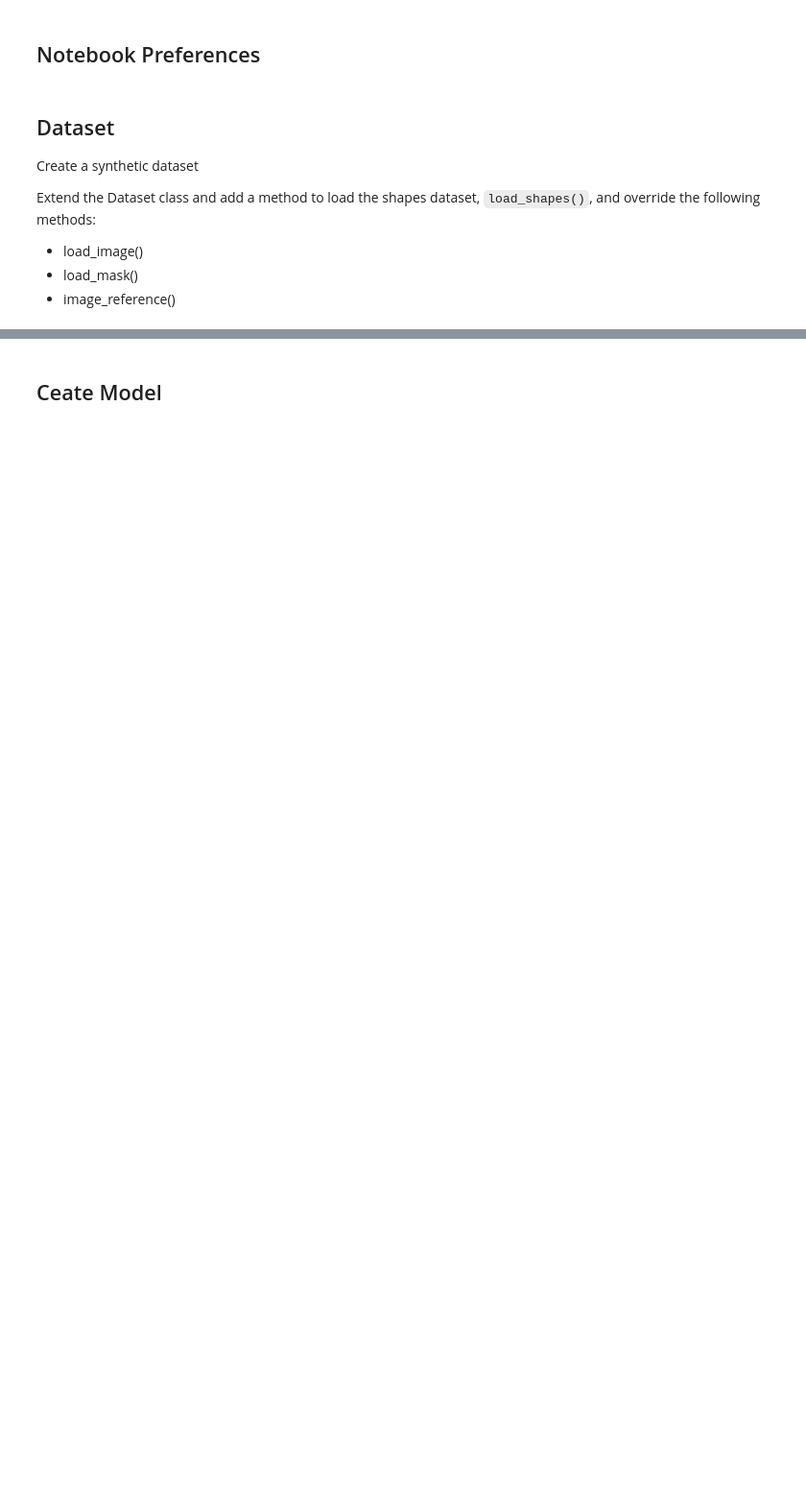
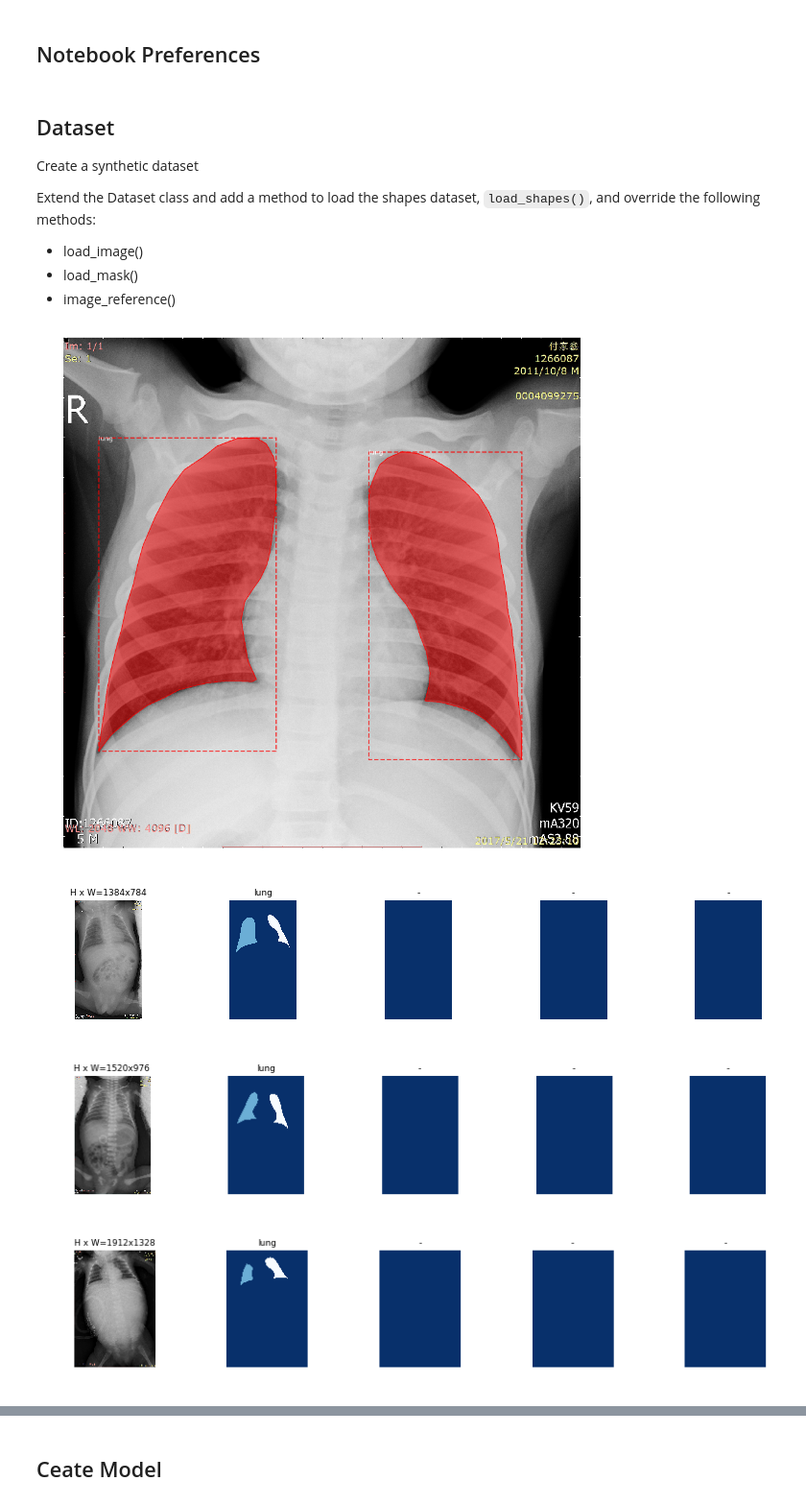
Before and after one commit to Erwin-fy/Mask_RCNN, a Jupyter notebook: train_cxr.ipynb, the cells around one changed output, grey strips where cells are left out. Shown at 96% size. Saved outputs shown, nothing was run; the diff lists cells and outputs as text; code cells hidden in the pictures; blank space fills up the shorter version.

```diff
--- a/train_cxr.ipynb
+++ b/train_cxr.ipynb
@@ -97,8 +111,8 @@ class CxrDataset(utils.Dataset):
 
         # Add images
         # read image id from txt
-        image_dir = '/media/Disk/wangfuyu/Mask_RCNN/data/cxr/images'
-        mask_dir = '/media/Disk/wangfuyu/Mask_RCNN/data/cxr/masks'
+        image_dir = '/media/Disk/work/cxr/images'
+        mask_dir = '/media/Disk/work/cxr/masks'
 
         with open(txt, 'r') as f:
             lines = f.readlines()
@@ -152,34 +166,34 @@ class CxrDataset(utils.Dataset):
         return instance_masks, class_ids
 # %%
 # Training dataset
-dataset_train = CxrDataset()
-dataset_train.load_cxr(txt='/media/Disk/wangfuyu/Mask_RCNN/data/cxr/train_id.txt')
-dataset_train.prepare()
-
-# val dataset
-dataset_val= CxrDataset()
-dataset_val.load_cxr(txt='/media/Disk/wangfuyu/Mask_RCNN/data/cxr/val_id.txt')
-dataset_val.prepare()
+dataset = CxrDataset()
+dataset.load_cxr(txt='/media/Disk/work/cxr/train_id.txt')
+dataset.prepare()
 # %%
 # Load and display random samples
-image_ids = np.random.choice(dataset_train.image_ids, 4)
+image_ids = np.random.choice(dataset.image_ids, 4)
 for image_id in image_ids:
-    image = dataset_train.load_image(image_id)
-    mask, class_ids = dataset_train.load_mask(image_id)
-    visualize.display_top_masks(image, mask, class_ids, dataset_train.class_names)
+    image = dataset.load_image(image_id)
+    mask, class_ids = dataset.load_mask(image_id)
+    visualize.display_top_masks(image, mask, class_ids, dataset.class_names)
 
 # Load random image and mask.
-image_id = random.choice(dataset_train.image_ids)
-image = dataset_train.load_image(image_id)
-mask, class_ids = dataset_train.load_mask(image_id)
+image_id = random.choice(dataset.image_ids)
+image = dataset.load_image(image_id)
+mask, class_ids = dataset.load_mask(image_id)
 # Compute Bounding box
 bbox = utils.extract_bboxes(mask)
 
 # Display image and additional stats
-print("image_id ", image_id, dataset_train.image_reference(image_id))
+print("image_id ", image_id, dataset.image_reference(image_id))
 log("image", image)
 log("mask", mask)
 log("class_ids", class_ids)
 log("bbox", bbox)
 # Display image and instances
-visualize.display_instances(image, bbox, mask, class_ids, dataset_train.class_names)
+visualize.display_instances(image, bbox, mask, class_ids, dataset.class_names)
+# %% [output]
+[figure, added]
+[figure, added]
+[figure, added]
+[figure, added]
```
Also changed, not shown: parts of 10 cells of this notebook, 36 other files.
